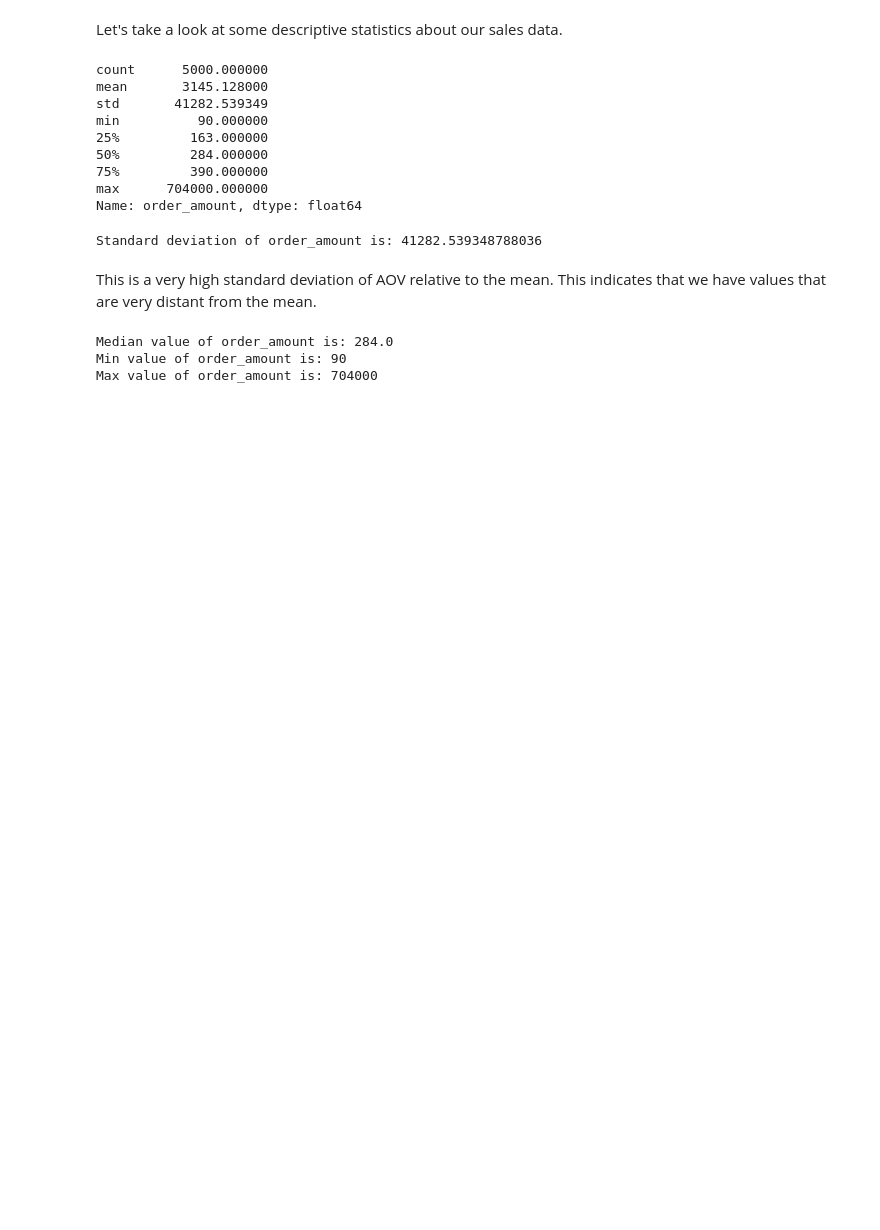
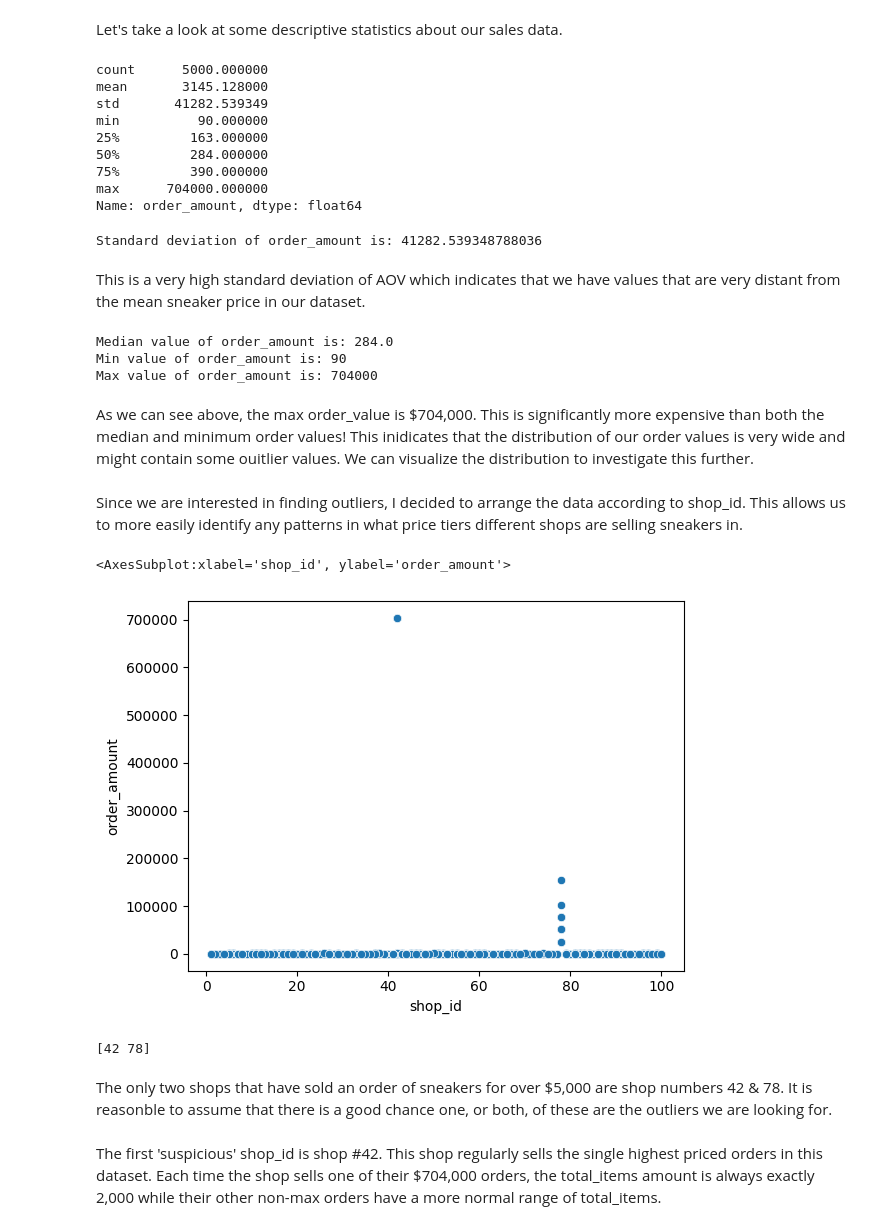
Before and after one commit to OscarLewis/shopifytc, a Jupyter notebook: tech-challenge.ipynb, the cells around one changed output. Cells and saved outputs as stored; diff of their text form; code cells hidden in the pictures; blank space fills up the shorter version.

Commit message:
added shop42 order visualization

```diff
--- a/tech-challenge.ipynb
+++ b/tech-challenge.ipynb
@@ -75,7 +83,7 @@ print(f"Standard deviation of order_amount is: {data.order_amount.std()}")
 # %% [output]
 Standard deviation of order_amount is: 41282.539348788036
 # %% [markdown]
-This is a very high standard deviation of AOV relative to the mean. This indicates that we have values that are very distant from the mean.
+This is a very high standard deviation of AOV which indicates that we have values that are very distant from the mean sneaker price in our dataset.
 # %%
 print(f"Median value of order_amount is: {data.order_amount.median()}")
 print(f"Min value of order_amount is: {data.order_amount.min()}")
@@ -84,3 +92,20 @@ print(f"Max value of order_amount is: {data.order_amount.max()}")
 Median value of order_amount is: 284.0
 Min value of order_amount is: 90
 Max value of order_amount is: 704000
+# %% [markdown]
+As we can see above, the max order_value is $704,000. This is significantly more expensive than both the median and minimum order values! This inidicates that the distribution of our order values is very wide and might contain some ouitlier values. We can visualize the distribution to investigate this further.
+# %% [markdown]
+Since we are interested in finding outliers, I decided to arrange the data according to shop_id. This allows us to more easily identify any patterns in what price tiers different shops are selling sneakers in.
+# %%
+sns.scatterplot(data=data, y="order_amount", x="shop_id")
+# %% [output]
+<AxesSubplot:xlabel='shop_id', ylabel='order_amount'>
+[figure, added]
+# %%
+print(data[data["order_amount"] > 5000]["shop_id"].unique())
+# %% [output]
+[42 78]
+# %% [markdown]
+The only two shops that have sold an order of sneakers for over $5,000 are shop numbers 42 & 78. It is reasonble to assume that there is a good chance one, or both, of these are the outliers we are looking for.
+# %% [markdown]
+The first 'suspicious' shop_id is shop #42. This shop regularly sells the single highest priced orders in this dataset. Each time the shop sells one of their $704,000 orders, the total_items amount is always exactly 2,000 while their other non-max orders have a more normal range of total_items.
```
Also changed, not shown: parts of 11 cells of this notebook.
